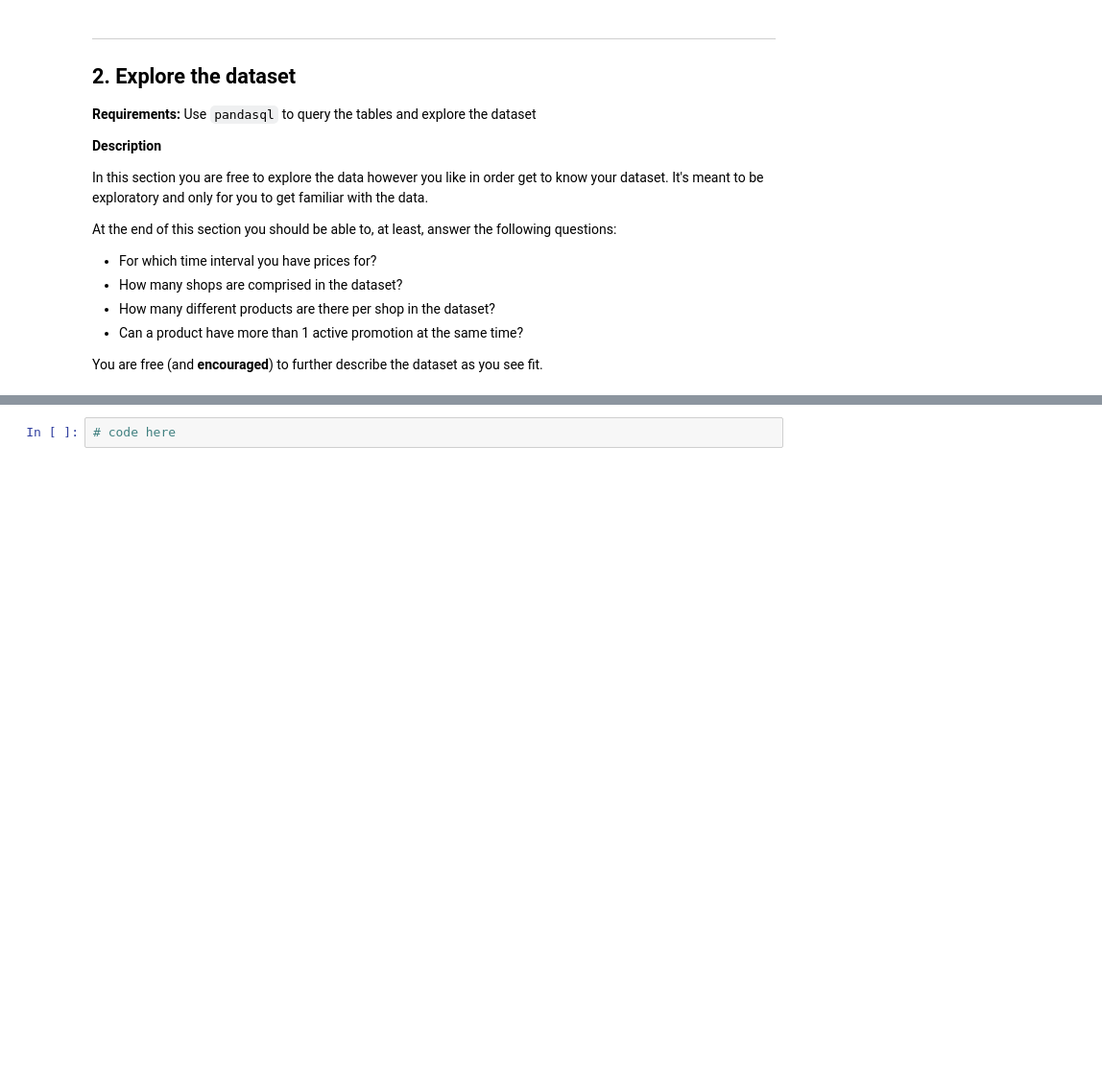
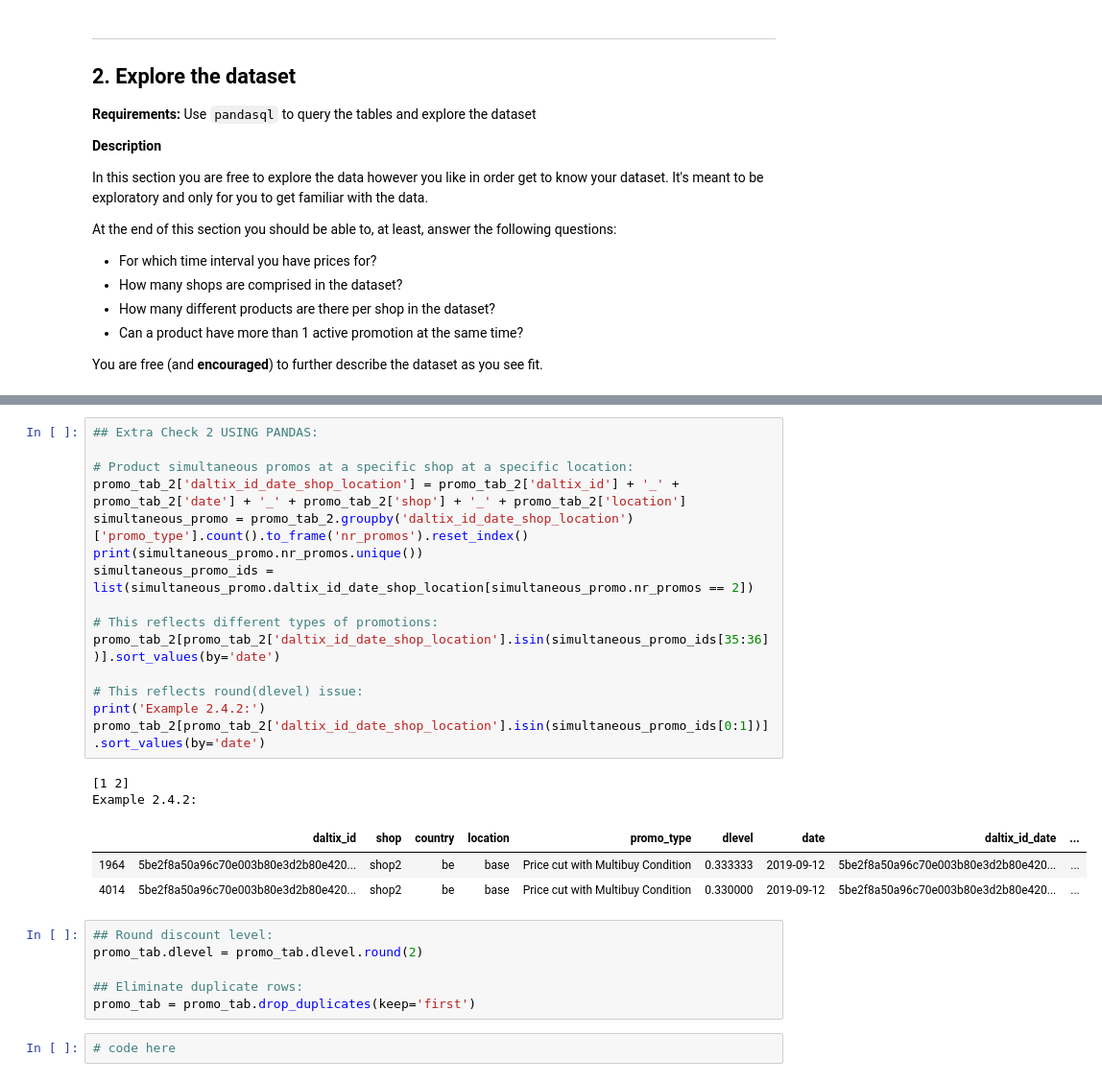
Before and after one commit to sofiarvaz/da_challenge, a Jupyter notebook: da_challenge.ipynb, the cells around one changed output, grey strips where cells are left out. Shown at 96% size. Drawn from its saved outputs; the diff is of its cells as text; blank space fills up the shorter version.

```diff
--- a/da_challenge.ipynb
+++ b/da_challenge.ipynb
@@ -298,3 +579,30 @@ You are free (and __encouraged__) to further describe the dataset as you see fit
+# %%
+## Extra Check 2 USING PANDAS:
+
+# Product simultaneous promos at a specific shop at a specific location:
+promo_tab_2['daltix_id_date_shop_location'] = promo_tab_2['daltix_id'] + '_' + promo_tab_2['date'] + '_' + promo_tab_2['shop'] + '_' + promo_tab_2['location']
+simultaneous_promo = promo_tab_2.groupby('daltix_id_date_shop_location')['promo_type'].count().to_frame('nr_promos').reset_index()
+print(simultaneous_promo.nr_promos.unique())
+simultaneous_promo_ids = list(simultaneous_promo.daltix_id_date_shop_location[simultaneous_promo.nr_promos == 2])
+
+# This reflects different types of promotions:
+promo_tab_2[promo_tab_2['daltix_id_date_shop_location'].isin(simultaneous_promo_ids[35:36])].sort_values(by='date')
+
+# This reflects round(dlevel) issue:
+print('Example 2.4.2:')
+promo_tab_2[promo_tab_2['daltix_id_date_shop_location'].isin(simultaneous_promo_ids[0:1])].sort_values(by='date')
+# %% [output]
+[1 2]
+Example 2.4.2:
+|  | daltix_id | shop | country | location | promo_type | dlevel | date | daltix_id_date | ... |
+| 1964 | 5be2f8a50a96c70e003b80e3d2b80e420... | shop2 | be | base | Price cut with Multibuy Condition | 0.333333 | 2019-09-12 | 5be2f8a50a96c70e003b80e3d2b80e420... | ... |
+| 4014 | 5be2f8a50a96c70e003b80e3d2b80e420... | shop2 | be | base | Price cut with Multibuy Condition | 0.330000 | 2019-09-12 | 5be2f8a50a96c70e003b80e3d2b80e420... | ... |
+# %%
+## Round discount level:
+promo_tab.dlevel = promo_tab.dlevel.round(2)
+
+## Eliminate duplicate rows:
+promo_tab = promo_tab.drop_duplicates(keep='first')
 # %%
 # code here
 # %% [markdown]
```
Also changed, not shown: parts of 17 cells of this notebook.
